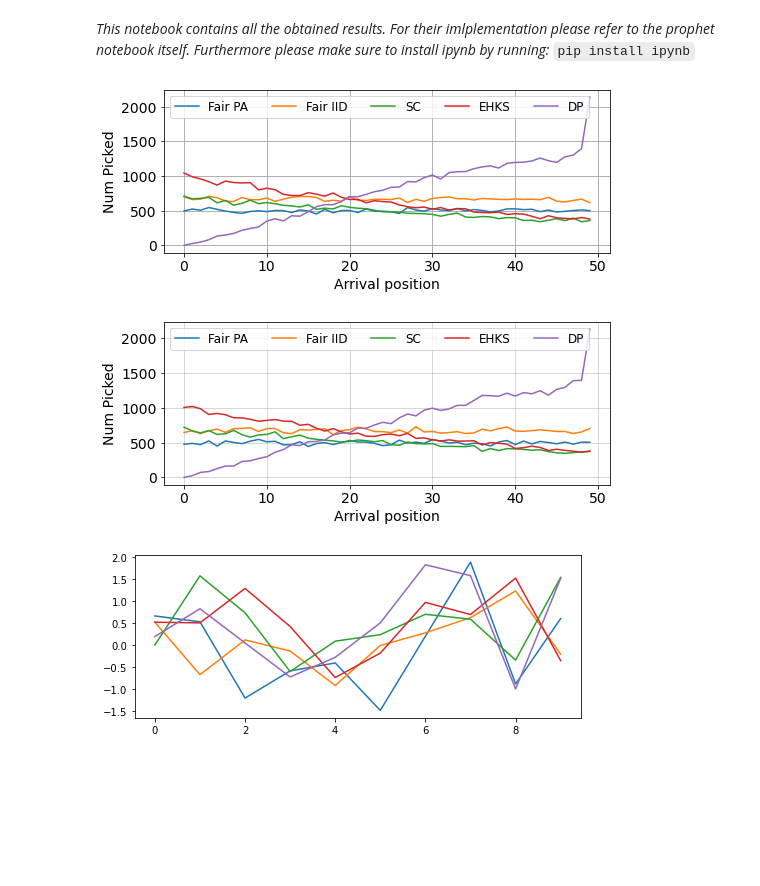
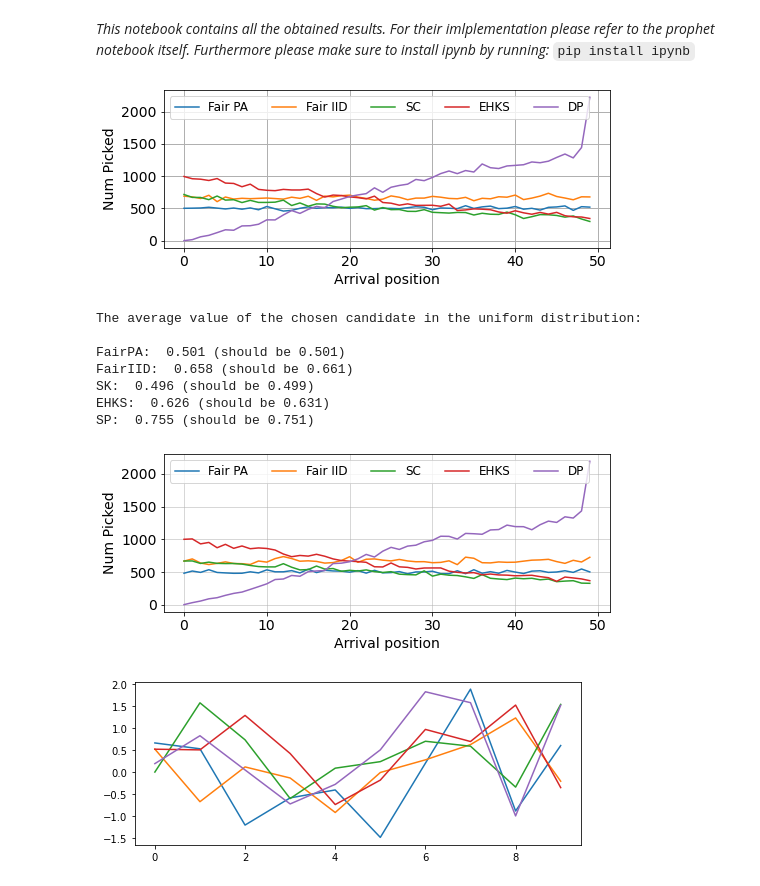
Before and after one commit to pimpraat/FACT-Ai, a Jupyter notebook: python implementation/prophet/prophet_results.ipynb, the cells around one changed output. Drawn from its saved outputs; the diff is of its cells as text; code cells hidden in the pictures; blank space fills up the shorter version.

```diff
--- a/python implementation/prophet/prophet_results.ipynb
+++ b/python implementation/prophet/prophet_results.ipynb
@@ -13,35 +13,50 @@ from numpy import load, save
 arrivalPositionsChosenFairPA, a = runExperiment(algorithm="FairGeneralProphet", N_experimentReps=50000,
                                                 distribution_type="uniform", n_candidates=50)
 
 arrivalPositionsChosenFairIID, b = runExperiment(algorithm="FairIIDProphet", N_experimentReps=50000,
                                                 distribution_type="uniform", n_candidates=50)
 
 arrivalPositionsChosenSC, c = runExperiment(algorithm="SC", N_experimentReps=50000,
                                                 distribution_type="uniform", n_candidates=50)
 
 arrivalPositionsChosenEHKS, d = runExperiment(algorithm="EHKS", N_experimentReps=50000,
                                                 distribution_type="uniform", n_candidates=50)
 arrivalPositionsChosenDP, e = runExperiment(algorithm="DP", N_experimentReps=50000,
                                                 distribution_type="uniform", n_candidates=50)
-
+plt.subplots_adjust(bottom=0.15)
 plt.rcParams["figure.figsize"] = (8,3)
 plt.rcParams.update({'font.size': 14})
 plt.plot(range(0,50), arrivalPositionsChosenFairPA, label="Fair PA")
 plt.plot(range(0,50), arrivalPositionsChosenFairIID, label="Fair IID")
 plt.plot(range(0,50), arrivalPositionsChosenSC, label="SC")
 plt.plot(range(0,50), arrivalPositionsChosenEHKS, label="EHKS")
 plt.plot(range(0,50), arrivalPositionsChosenDP, label="DP")
 
 plt.grid(visible=True, linewidth=1)
 
 # plt.title("50k experiments, discarding None results")
 plt.xlabel("Arrival position")
 plt.ylabel("Num Picked")
 plt.rcParams.update({'font.size': 12})
 plt.legend(loc="upper left", ncol=5)
 plt.savefig("images/uniform_distribution/50kExperiments_uniform.png")
 # %% [output]
-[figure, old version]
+[figure, new version]
+# %%
+print("The average value of the chosen candidate in the uniform distribution: \n")
+print("FairPA: ", round(mean(a),3), "(should be 0.501)")
+print("FairIID: ", round(mean(b),3), "(should be 0.661)")
+print("SK: ", round(mean(c),3), "(should be 0.499)")
+print("EHKS: ", round(mean(d),3), "(should be 0.631)")
+print("SP: ", round(mean(e),3), "(should be 0.751)")
+# %% [output]
+The average value of the chosen candidate in the uniform distribution:
+
+FairPA:  0.501 (should be 0.501)
+FairIID:  0.658 (should be 0.661)
+SK:  0.496 (should be 0.499)
+EHKS:  0.626 (should be 0.631)
+SP:  0.755 (should be 0.751)
 # %%
 #Plotting the results for 100k experiments
 
@@ -60,6 +75,7 @@ arrivalPositionsChosenEHKS, d = runExperiment(algorithm="EHKS", N_experimentReps
 arrivalPositionsChosenDP, e = runExperiment(algorithm="DP", N_experimentReps=50000*2,
                                                 distribution_type="uniform", n_candidates=50)
 # %%
+plt.subplots_adjust(bottom=0.15)
 plt.rcParams["figure.figsize"] = (8,3)
 plt.rcParams.update({'font.size': 14})
 plt.plot(range(0,50), arrivalPositionsChosenFairPA, label="Fair PA")
@@ -75,7 +91,7 @@ plt.rcParams.update({'font.size': 12})
 plt.legend(loc="upper left", ncol=5)
 plt.savefig("images/uniform_distribution/100kExperiments_uniform.png")
 # %% [output]
-[figure, old version]
+[figure, new version]
 # %%
 #In order to save the legend
 import pylab
```
Also changed, not shown: parts of 2 cells of this notebook, 24 other files.
